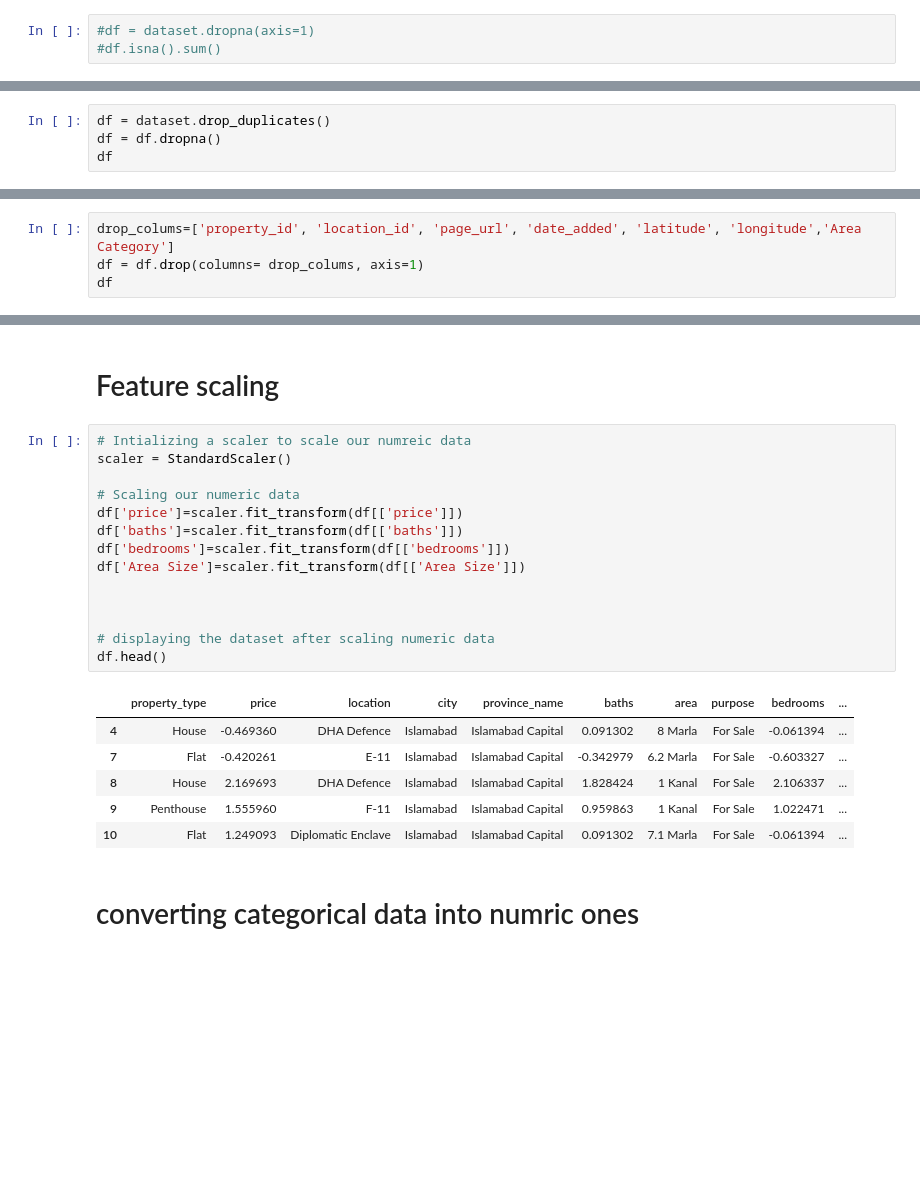
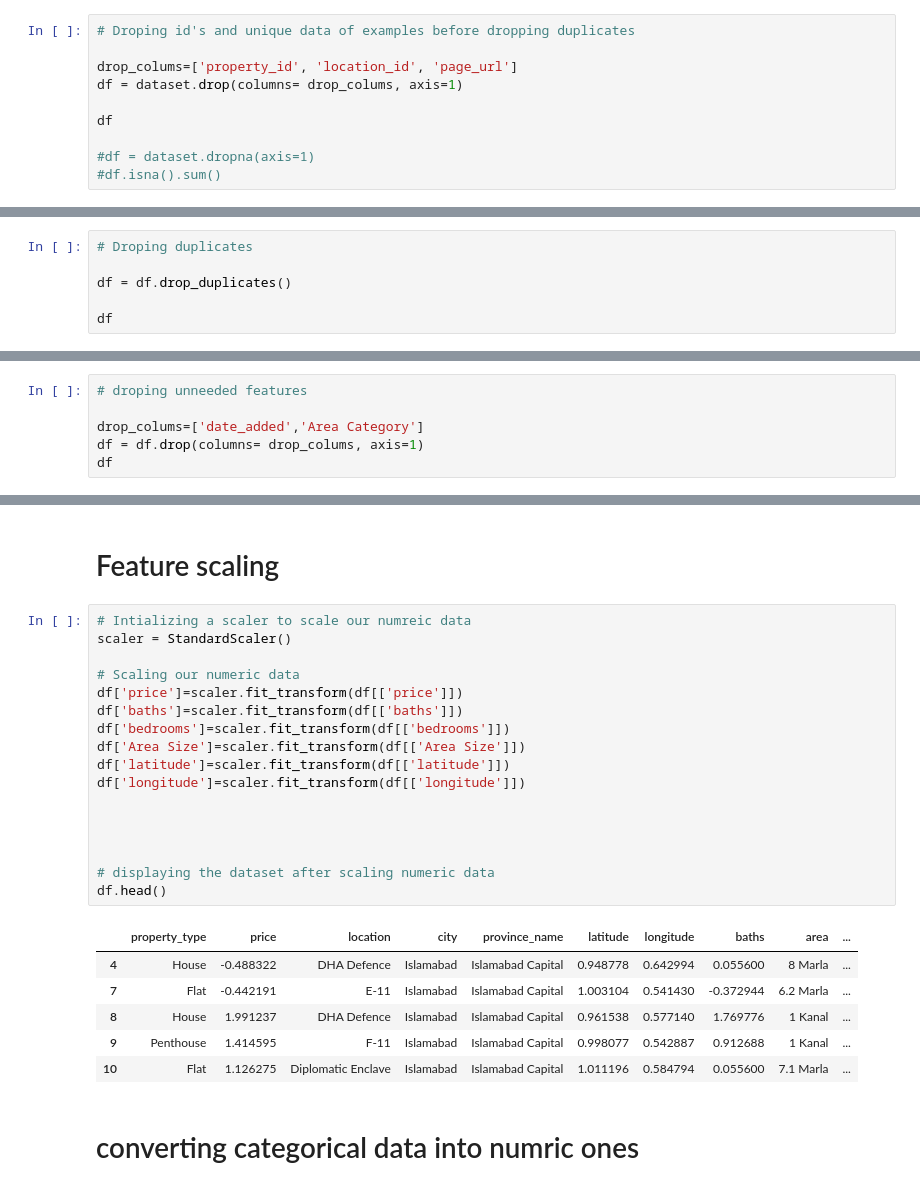
Before and after one commit to khaaaleed-5/Advanced-ML, a Jupyter notebook: SVM/SVM.ipynb, the cells around one changed output, grey strips where cells are left out. Cells and saved outputs as stored; diff of their text form; blank space fills up the shorter version.

```diff
--- a/SVM/SVM.ipynb
+++ b/SVM/SVM.ipynb
@@ -43,5 +44,12 @@ Area Size            0
 Area Category        0
 dtype: int64
 # %%
+# Droping id's and unique data of examples before dropping duplicates
+
+drop_colums=['property_id', 'location_id', 'page_url']
+df = dataset.drop(columns= drop_colums, axis=1)
+
+df
+
 #df = dataset.dropna(axis=1)
 #df.isna().sum()
@@ -48,5 +70,7 @@ dtype: int64
 # %%
-df = dataset.drop_duplicates()
-df = df.dropna()
+# Droping duplicates
+
+df = df.drop_duplicates()
+
 df
 # %% [output]
@@ -156,7 +187,9 @@ visualize_boxplot(df, numeric_columns)
 # %% [markdown]
 # Feature Selection
 # %%
-drop_colums=['property_id', 'location_id', 'page_url', 'date_added', 'latitude', 'longitude','Area Category']
+# droping unneeded features
+
+drop_colums=['date_added','Area Category']
 df = df.drop(columns= drop_colums, axis=1)
 df
 # %% [output]
@@ -178,24 +211,27 @@ df
 # %%
 # Intializing a scaler to scale our numreic data
 scaler = StandardScaler()
 
 # Scaling our numeric data
 df['price']=scaler.fit_transform(df[['price']])
 df['baths']=scaler.fit_transform(df[['baths']])
 df['bedrooms']=scaler.fit_transform(df[['bedrooms']])
 df['Area Size']=scaler.fit_transform(df[['Area Size']])
+df['latitude']=scaler.fit_transform(df[['latitude']])
+df['longitude']=scaler.fit_transform(df[['longitude']])
+
 
 
 
 # displaying the dataset after scaling numeric data
 df.head()
 # %% [output]
-|  | property_type | price | location | city | province_name | baths | area | purpose | bedrooms | ... |
-| 4 | House | -0.469360 | DHA Defence | Islamabad | Islamabad Capital | 0.091302 | 8 Marla | For Sale | -0.061394 | ... |
-| 7 | Flat | -0.420261 | E-11 | Islamabad | Islamabad Capital | -0.342979 | 6.2 Marla | For Sale | -0.603327 | ... |
-| 8 | House | 2.169693 | DHA Defence | Islamabad | Islamabad Capital | 1.828424 | 1 Kanal | For Sale | 2.106337 | ... |
-| 9 | Penthouse | 1.555960 | F-11 | Islamabad | Islamabad Capital | 0.959863 | 1 Kanal | For Sale | 1.022471 | ... |
-| 10 | Flat | 1.249093 | Diplomatic Enclave | Islamabad | Islamabad Capital | 0.091302 | 7.1 Marla | For Sale | -0.061394 | ... |
+|  | property_type | price | location | city | province_name | latitude | longitude | baths | area | ... |
+| 4 | House | -0.488322 | DHA Defence | Islamabad | Islamabad Capital | 0.948778 | 0.642994 | 0.055600 | 8 Marla | ... |
+| 7 | Flat | -0.442191 | E-11 | Islamabad | Islamabad Capital | 1.003104 | 0.541430 | -0.372944 | 6.2 Marla | ... |
+| 8 | House | 1.991237 | DHA Defence | Islamabad | Islamabad Capital | 0.961538 | 0.577140 | 1.769776 | 1 Kanal | ... |
+| 9 | Penthouse | 1.414595 | F-11 | Islamabad | Islamabad Capital | 0.998077 | 0.542887 | 0.912688 | 1 Kanal | ... |
+| 10 | Flat | 1.126275 | Diplomatic Enclave | Islamabad | Islamabad Capital | 1.011196 | 0.584794 | 0.055600 | 7.1 Marla | ... |
 # %% [markdown]
 # converting categorical data into numric ones
 # %%
```
Also changed, not shown: parts of 17 cells of this notebook.
